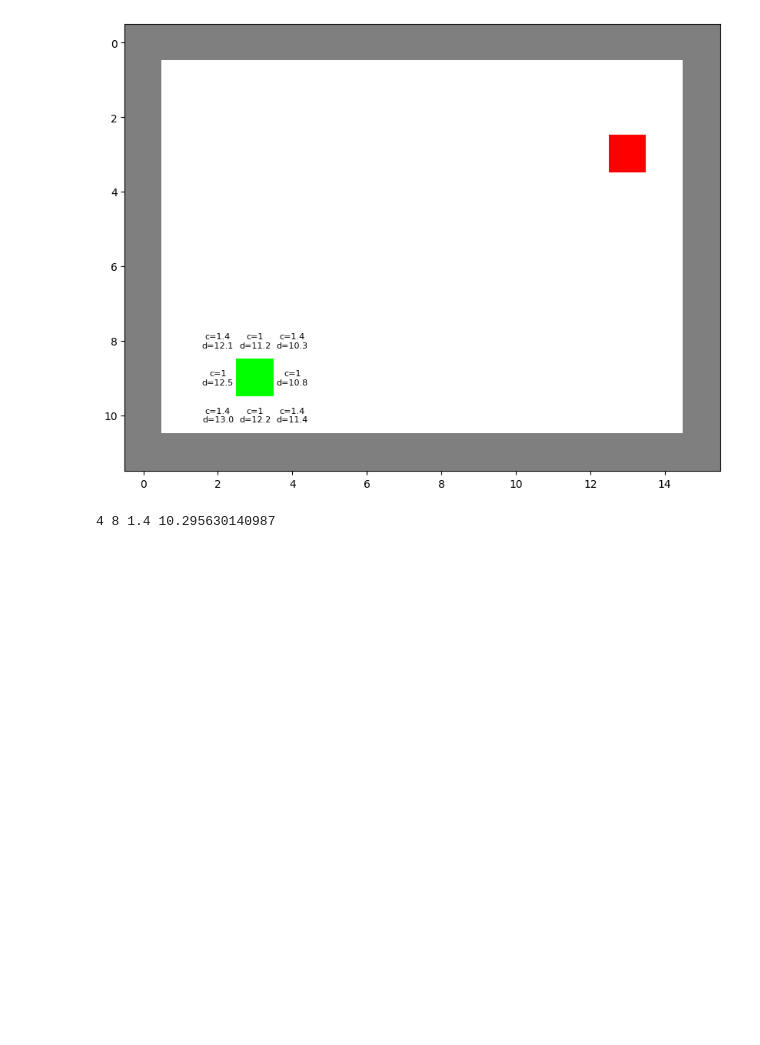
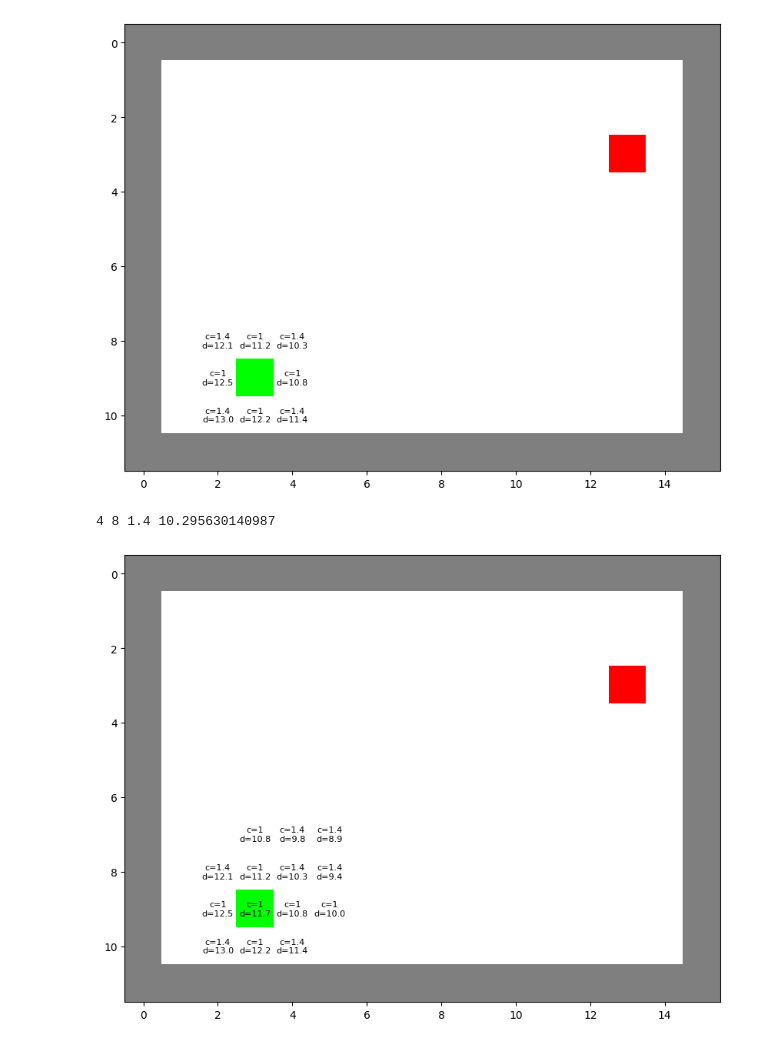
Before and after one commit to lukzimmermann/Algorithms, a Jupyter notebook: SearchBase/SearchBase.ipynb, the cells around one changed output. Cells and saved outputs as stored; diff of their text form; code cells hidden in the pictures; blank space fills up the shorter version.

```diff
--- a/SearchBase/SearchBase.ipynb
+++ b/SearchBase/SearchBase.ipynb
@@ -17,7 +17,7 @@ Definiert einen Punkt mit folgenden Parametern:
 - `distanceToTarget`: Ist die Distanz zum Ziel
 # %%
 class Point:
-    def __init__(self, x, y, cost=-1, isActive=False, distanceToTarget=-1):
+    def __init__(self, x, y, cost=0, isActive=False, distanceToTarget=-1):
         self.x = x
         self.y = y
         self.cost = cost
@@ -83,3 +83,9 @@ def getNextPoints(point:Point, image):
                 if xn >= 0 and yn >= 0 and xn <= maxPos[1] and yn <= maxPos[0] and not isWall(Point(xn, yn), image):
                     nextPoints.append(Point(xn, yn))
     return nextPoints
+# %%
+def isPointInList(point:Point, pointList:list[Point]):
+    hasPointFound = False
+    for p in pointList:
+        if p.x == point.x and p.y ==point.y: hasPointFound = True
+    return hasPointFound
@@ -90,27 +100,30 @@ Gibt eine List von Punkten zurück, die benachbart sind vom gegeben Punkt und be
 - `image`: Bildarray auf dem der Punkt ist
 - `precision`: Auf wieviele Stellen nach dem Komma gerundet werden soll bezüglich der Kosten
 # %%
-def calculateNextPoints(point:Point, image, precision=1):
+def calculateNextPoints(point:Point, image, pointList:list[Point]=[], precision=1):
     distance = 1
     distanceDiagonal = np.sqrt(distance**2 + distance**2)
-    nextPoints = getNextPoints(startPoint, image)
+    nextPoints = getNextPoints(point, image)
 
-    pointList = []
+
     for point in nextPoints:
-        dist = 0
+        cost = 0.0
         if point.x != startPoint.x and point.y != startPoint.y:
-            dist = round(distanceDiagonal,precision)
+            cost = round(distanceDiagonal,precision)
         else:
-            dist = distance
+            cost = distance
 
         distanceToTarget = getDistance(point, endPoint)
-        pointList.append(Point(point.x, point.y, dist, True, distanceToTarget))
+
+        if not isPointInList(point, pointList):
+            cost += point.cost
+            pointList.append(Point(point.x, point.y, cost, True, distanceToTarget))
 
     return pointList
 # %%
 def plotImage(image, points):
     for point in points:
-        label = f'c={point.cost}\nd={round(point.distanceToTarget,1)}'
+        label = f'c={round(point.cost,1)}\nd={round(point.distanceToTarget,1)}'
         plt.text(point.x, point.y, label, ha='center',va='center',fontsize=8)
     plt.imshow(image)
 # %%
@@ -133,3 +146,12 @@ bestPoint = getClosestPointToTarget(nextPoints)
 print(bestPoint.x, bestPoint.y, bestPoint.cost, bestPoint.distanceToTarget)
 # %% [output]
 4 8 1.4 10.295630140987
+# %%
+nextPoints = calculateNextPoints(startPoint, img)
+
+
+point = getClosestPointToTarget(nextPoints)
+nextPoints = calculateNextPoints(point, img, nextPoints)
+plotImage(img, nextPoints)
+# %% [output]
+[figure, added]
```
Also changed, not shown: parts of 1 cell of this notebook.
